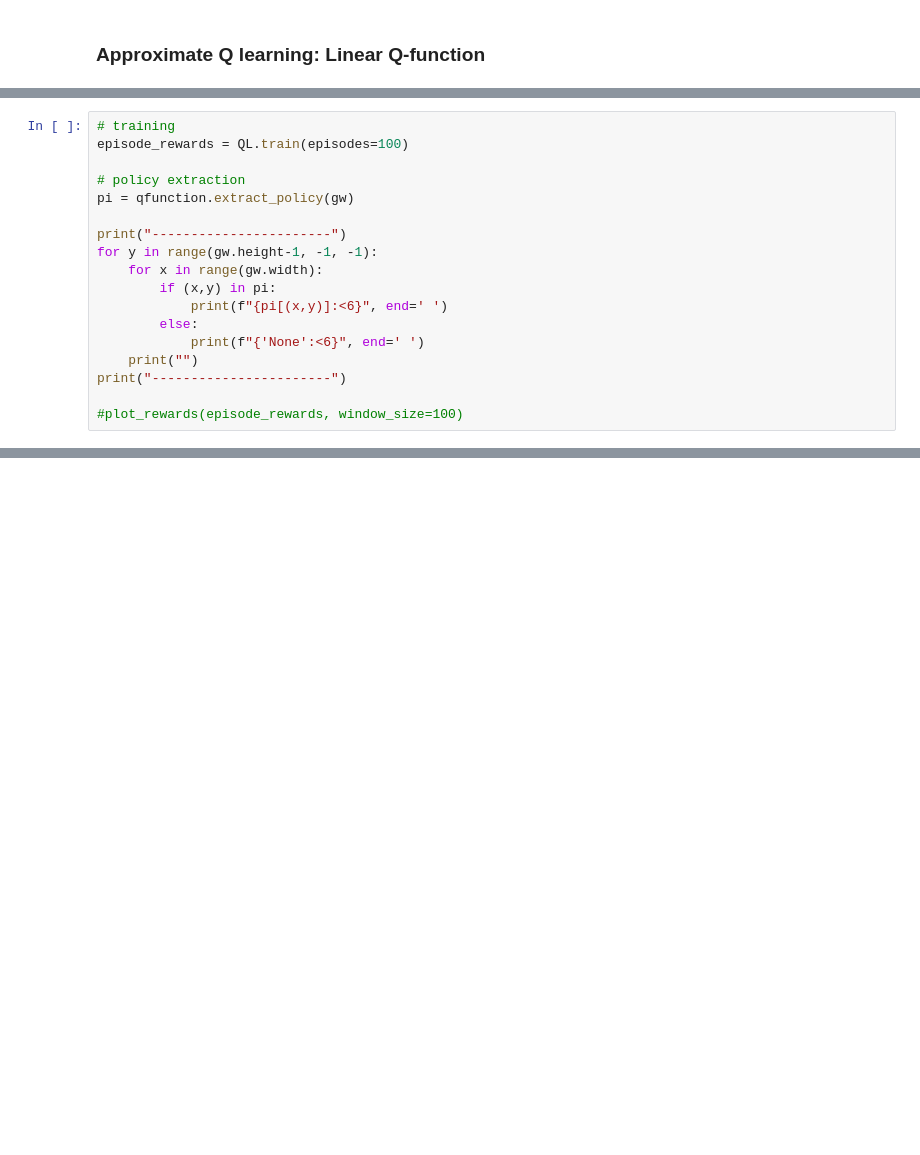
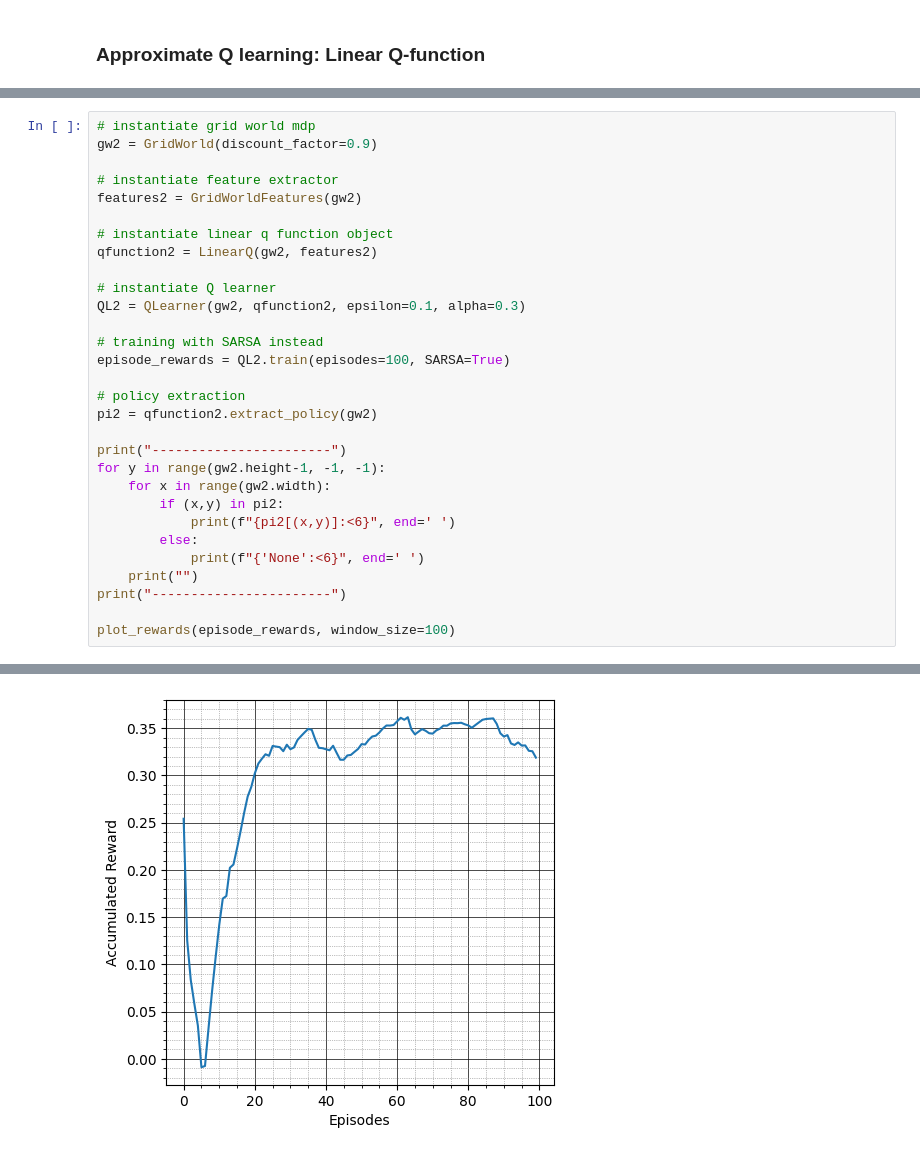
Before and after one commit to tsultan16/Reinforcement_Learning, a Jupyter notebook: approx_qlearning.ipynb, the cells around one changed output, grey strips where cells are left out. Cells and saved outputs as stored; diff of their text form; blank space fills up the shorter version.

Commit message:
Fixed features in Linear Q

```diff
--- a/approx_qlearning.ipynb
+++ b/approx_qlearning.ipynb
@@ -100,19 +145,31 @@ QL = QLearner(gw, qfunction, epsilon=0.1, alpha=0.1)
 # %%
-# training
-episode_rewards = QL.train(episodes=100)
+# instantiate grid world mdp
+gw2 = GridWorld(discount_factor=0.9)
+
+# instantiate feature extractor
+features2 = GridWorldFeatures(gw2)
+
+# instantiate linear q function object
+qfunction2 = LinearQ(gw2, features2)
+
+# instantiate Q learner
+QL2 = QLearner(gw2, qfunction2, epsilon=0.1, alpha=0.3)
+
+# training with SARSA instead
+episode_rewards = QL2.train(episodes=100, SARSA=True)
 
 # policy extraction
-pi = qfunction.extract_policy(gw)
+pi2 = qfunction2.extract_policy(gw2)
 
 print("-----------------------")
-for y in range(gw.height-1, -1, -1):
-    for x in range(gw.width):
-        if (x,y) in pi:
-            print(f"{pi[(x,y)]:<6}", end=' ')
+for y in range(gw2.height-1, -1, -1):
+    for x in range(gw2.width):
+        if (x,y) in pi2:
+            print(f"{pi2[(x,y)]:<6}", end=' ')
         else:
             print(f"{'None':<6}", end=' ')
     print("")
 print("-----------------------")
 
-#plot_rewards(episode_rewards, window_size=100)
+plot_rewards(episode_rewards, window_size=100)
 # %% [output]
@@ -135 +192,2 @@ up     up     up     up
 -----------------------
+[figure, added]
```
Also changed, not shown: parts of 4 cells of this notebook, 2 other files.
